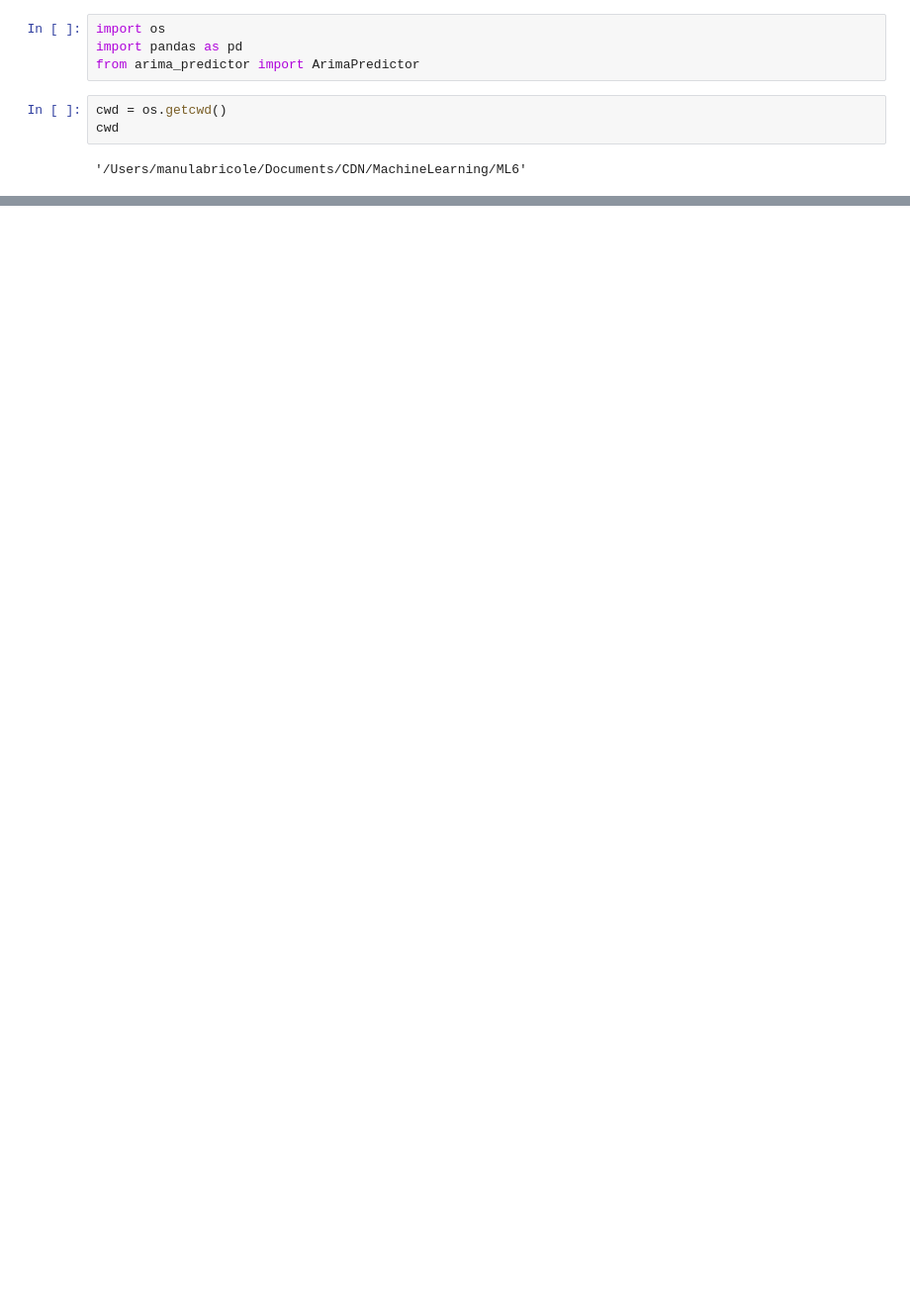
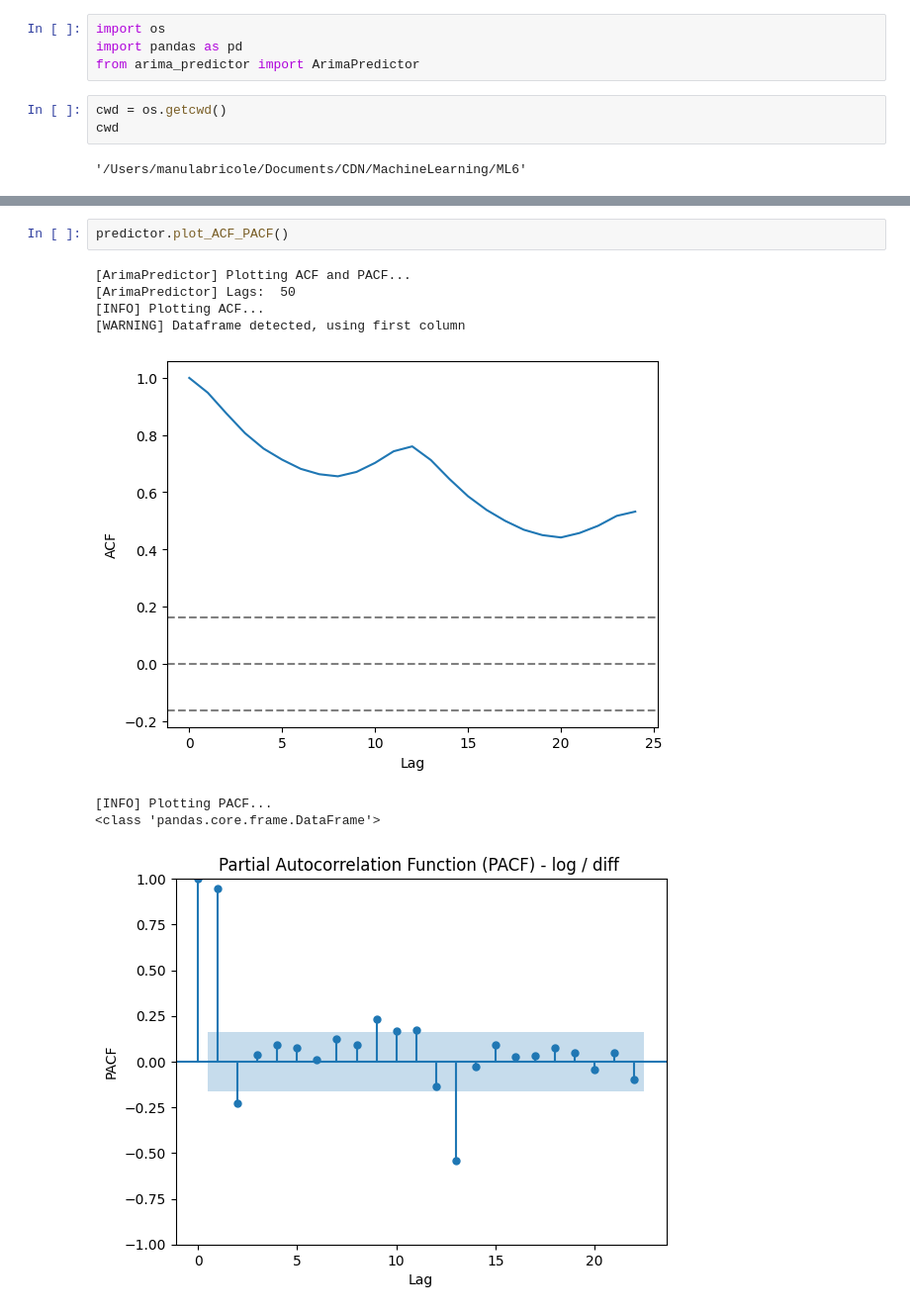
Before and after one commit to ManuLabricole/CDN-MachineLearning, a Jupyter notebook: ML6/BARRIOL_EMMANUEL_NB_2_LIBRARY_PERSO.ipynb, the cells around one changed output, grey strips where cells are left out. Shown at 99% size. Drawn from its saved outputs; the diff is of its cells as text; blank space fills up the shorter version.

```diff
--- a/ML6/BARRIOL_EMMANUEL_NB_2_LIBRARY_PERSO.ipynb
+++ b/ML6/BARRIOL_EMMANUEL_NB_2_LIBRARY_PERSO.ipynb
@@ -69,0 +153,11 @@ look-up table. The actual p-value is smaller than the p-value returned.
+# %%
+predictor.plot_ACF_PACF()
+# %% [output]
+[ArimaPredictor] Plotting ACF and PACF...
+[ArimaPredictor] Lags:  50
+[INFO] Plotting ACF...
+[WARNING] Dataframe detected, using first column
+[figure, added]
+[INFO] Plotting PACF...
+<class 'pandas.core.frame.DataFrame'>
+[figure, added]
```
Also changed, not shown: parts of 23 cells of this notebook, 2 other files.
